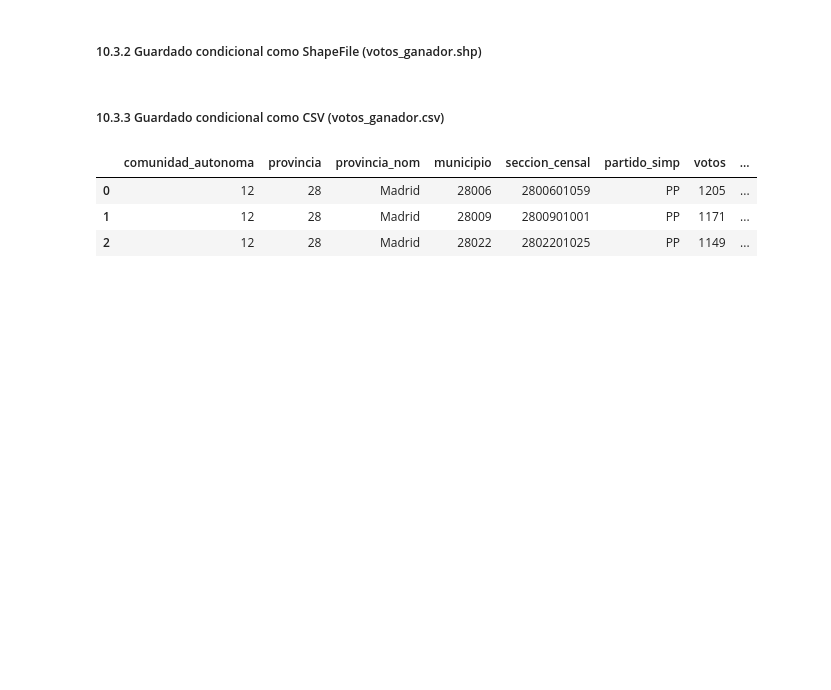
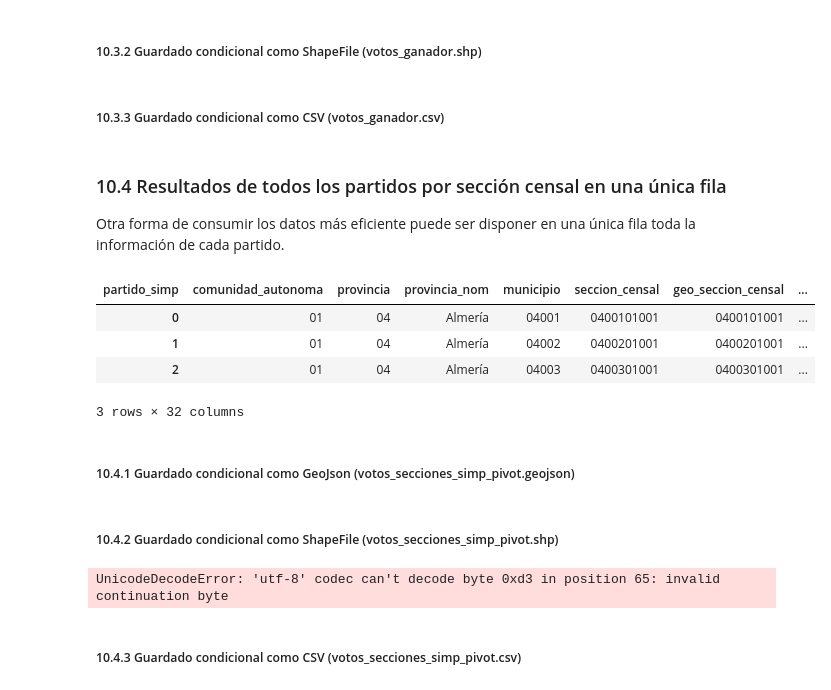
Before and after one commit to juanenrique92/spanish_elections_results, a Jupyter notebook: spanish_elections_results.ipynb, the cells around one changed output. Saved outputs shown, nothing was run; the diff lists cells and outputs as text; code cells hidden in the pictures; blank space fills up the shorter version.

```diff
--- a/spanish_elections_results.ipynb
+++ b/spanish_elections_results.ipynb
@@ -816,9 +819,23 @@ if save_as_csv and save_winner:
     output_file = out_path + 'votos_ganador.csv'
     os.makedirs(out_path, exist_ok=True)
     win_partie_census_csv.to_csv(output_file, index=False)
+# %% [markdown]
+### 10.4 Resultados de todos los partidos por sección censal en una única fila
+
+Otra forma de consumir los datos más eficiente puede ser disponer en una única fila toda la información de cada partido.
 # %%
+pivot_all_parties_simp_census = all_parties_simp_census.pivot_table(index=['comunidad_autonoma', 'provincia', 'provincia_nom', 'municipio', 'seccion_censal', 'geo_seccion_censal', 'geo_municipio_nom', 'geo_comunidad_autonoma_nom', 'geometry'],
+                                 columns='partido_simp',
+                                 values='porcentaje_voto_secc',
+                                 fill_value=0,
+                                 aggfunc='sum').reset_index()
+
+pivot_all_parties_simp_census.head(3)
 # %% [output]
-|  | comunidad_autonoma | provincia | provincia_nom | municipio | seccion_censal | partido_simp | votos | ... |
-| 0 | 12 | 28 | Madrid | 28006 | 2800601059 | PP | 1205 | ... |
-| 1 | 12 | 28 | Madrid | 28009 | 2800901001 | PP | 1171 | ... |
-| 2 | 12 | 28 | Madrid | 28022 | 2802201025 | PP | 1149 | ... |
+| partido_simp | comunidad_autonoma | provincia | provincia_nom | municipio | seccion_censal | geo_seccion_censal | ... |
+| 0 | 01 | 04 | Almería | 04001 | 0400101001 | 0400101001 | ... |
+| 1 | 01 | 04 | Almería | 04002 | 0400201001 | 0400201001 | ... |
+| 2 | 01 | 04 | Almería | 04003 | 0400301001 | 0400301001 | ... |
+3 rows × 32 columns
+# %% [markdown]
+##### 10.4.1 Guardado condicional como GeoJson (votos_secciones_simp_pivot.geojson)
@@ -824,0 +849,12 @@ if save_as_csv and save_winner:
+# %% [markdown]
+##### 10.4.2 Guardado condicional como ShapeFile (votos_secciones_simp_pivot.shp)
+# %%
+if save_as_shapefile and save_simplified_one_geometry:
+    output_file = out_path + 'votos_secciones_simp_pivot.shp'
+    pivot_all_parties_simp_census = df2gdf(pivot_all_parties_simp_census, 'geometry', 'EPSG:25830')
+    os.makedirs(out_path, exist_ok=True)
+    pivot_all_parties_simp_census.to_file(output_file, driver="ESRI Shapefile", encoding="windows-1252")
+# %% [output]
+UnicodeDecodeError: 'utf-8' codec can't decode byte 0xd3 in position 65: invalid continuation byte
+# %% [markdown]
+##### 10.4.3 Guardado condicional como CSV (votos_secciones_simp_pivot.csv)
```
Also changed, not shown: parts of 6 cells of this notebook, 5 other files.
